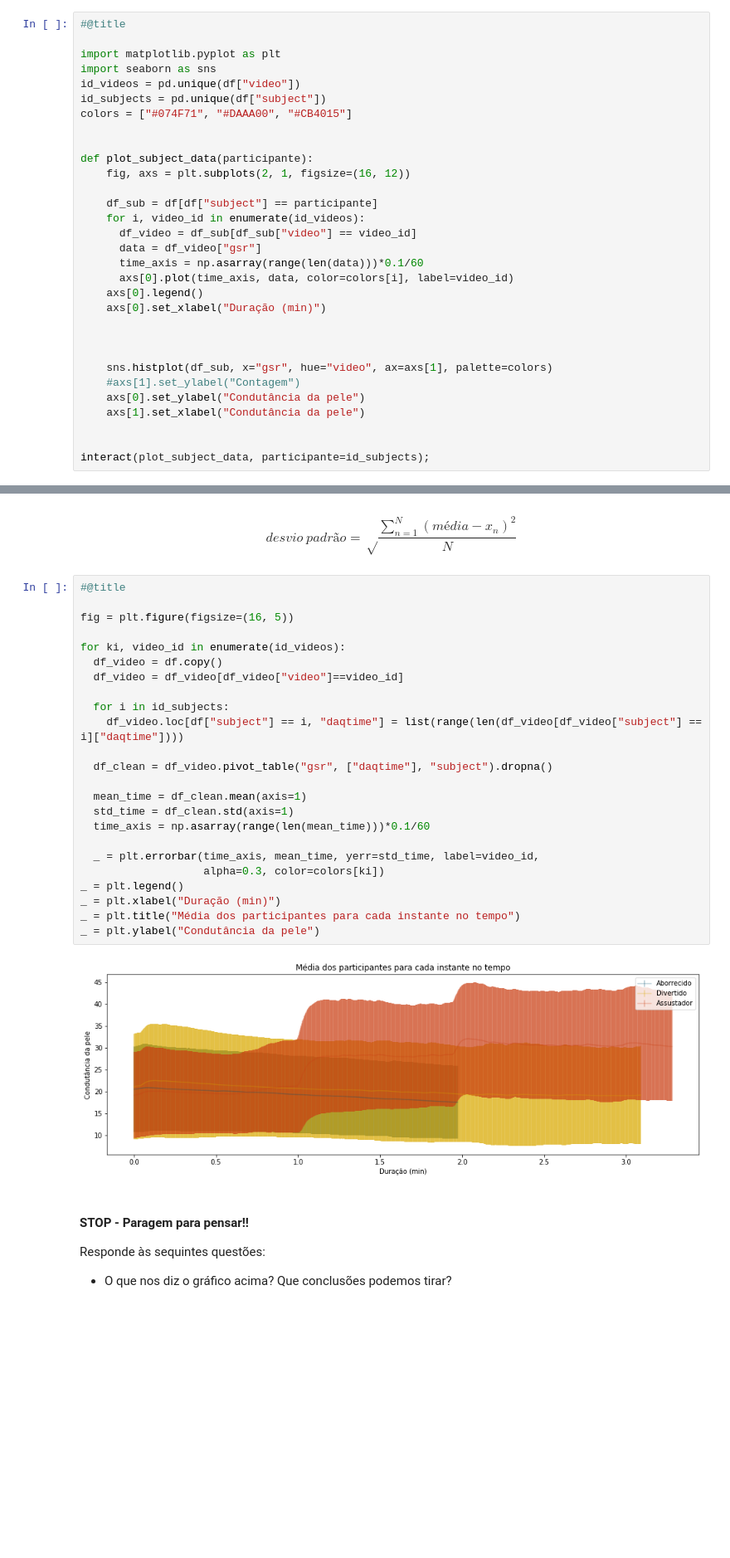
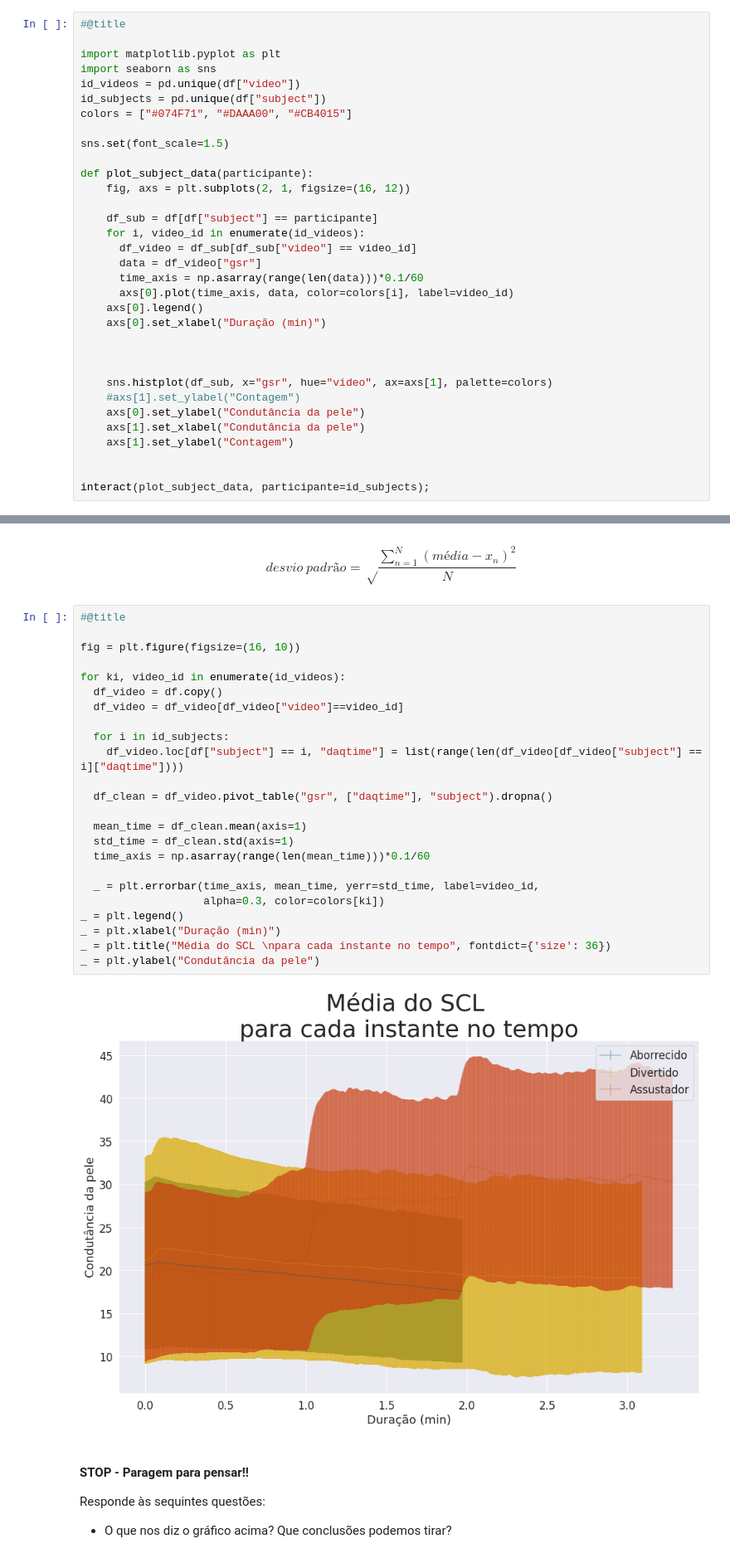
Before and after one commit to CIBIT-UC/clube-ciencia-viva, a Jupyter notebook: tutorials/SAG-sessao10-group3.ipynb, the cells around one changed output, grey strips where cells are left out. Shown at 83% size. Drawn from its saved outputs; the diff is of its cells as text; blank space fills up the shorter version.

```diff
--- a/tutorials/SAG-sessao10-group3.ipynb
+++ b/tutorials/SAG-sessao10-group3.ipynb
@@ -89,6 +89,7 @@ id_videos = pd.unique(df["video"])
 id_subjects = pd.unique(df["subject"])
 colors = ["#074F71", "#DAAA00", "#CB4015"]
 
+sns.set(font_scale=1.5)
 
 def plot_subject_data(participante):
     fig, axs = plt.subplots(2, 1, figsize=(16, 12))
@@ -108,6 +109,7 @@ def plot_subject_data(participante):
     #axs[1].set_ylabel("Contagem")
     axs[0].set_ylabel("Condutância da pele")
     axs[1].set_xlabel("Condutância da pele")
+    axs[1].set_ylabel("Contagem")
 
 
 interact(plot_subject_data, participante=id_subjects);
@@ -168,29 +172,29 @@ $$desvio~padrão=\sqrt\frac{\sum_{n=1}^N(média - x_n)^2}{N}$$
 # %%
 #@title
 
-fig = plt.figure(figsize=(16, 5))
+fig = plt.figure(figsize=(16, 10))
 
 for ki, video_id in enumerate(id_videos):
   df_video = df.copy()
   df_video = df_video[df_video["video"]==video_id]
 
   for i in id_subjects:
     df_video.loc[df["subject"] == i, "daqtime"] = list(range(len(df_video[df_video["subject"] == i]["daqtime"])))
 
   df_clean = df_video.pivot_table("gsr", ["daqtime"], "subject").dropna()
 
   mean_time = df_clean.mean(axis=1)
   std_time = df_clean.std(axis=1)
   time_axis = np.asarray(range(len(mean_time)))*0.1/60
 
   _ = plt.errorbar(time_axis, mean_time, yerr=std_time, label=video_id,
                    alpha=0.3, color=colors[ki])
 _ = plt.legend()
 _ = plt.xlabel("Duração (min)")
-_ = plt.title("Média dos participantes para cada instante no tempo")
+_ = plt.title("Média do SCL \npara cada instante no tempo", fontdict={'size': 36})
 _ = plt.ylabel("Condutância da pele")
 # %% [output]
-[figure, old version]
+[figure, new version]
 # %% [markdown]
 #### STOP - Paragem para pensar!!
 Responde às sequintes questões:
```
Also changed, not shown: parts of 4 cells of this notebook, 3 other files.
